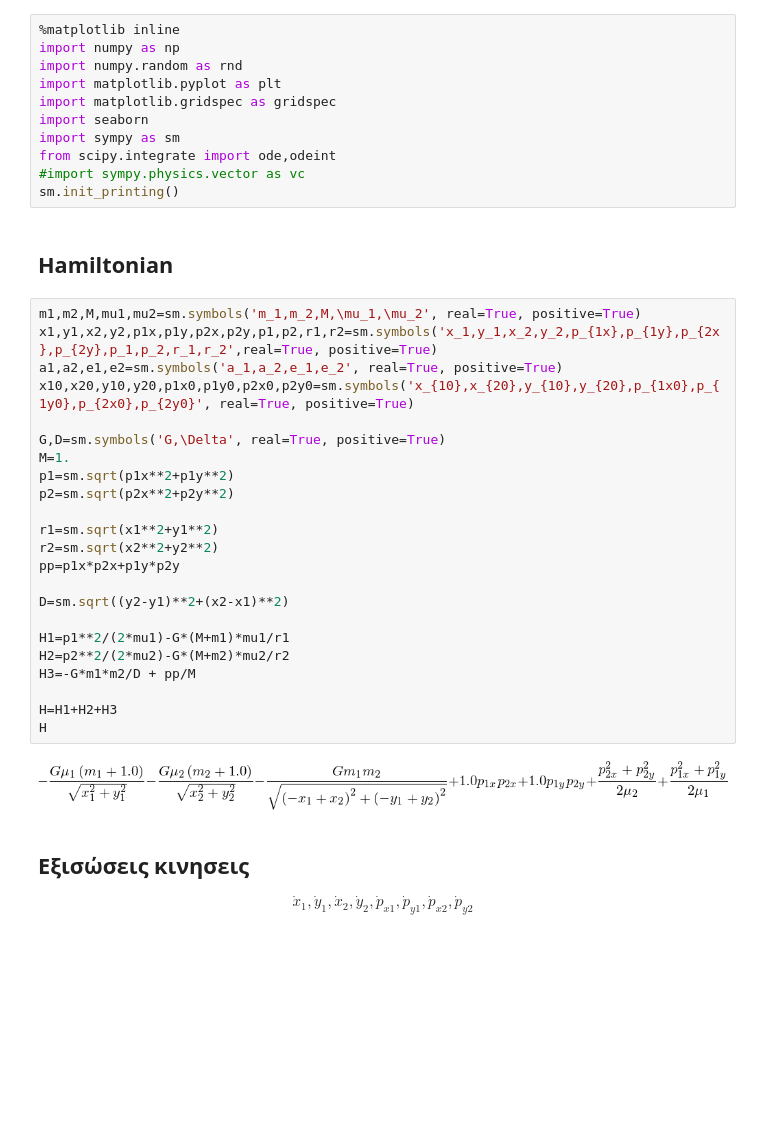
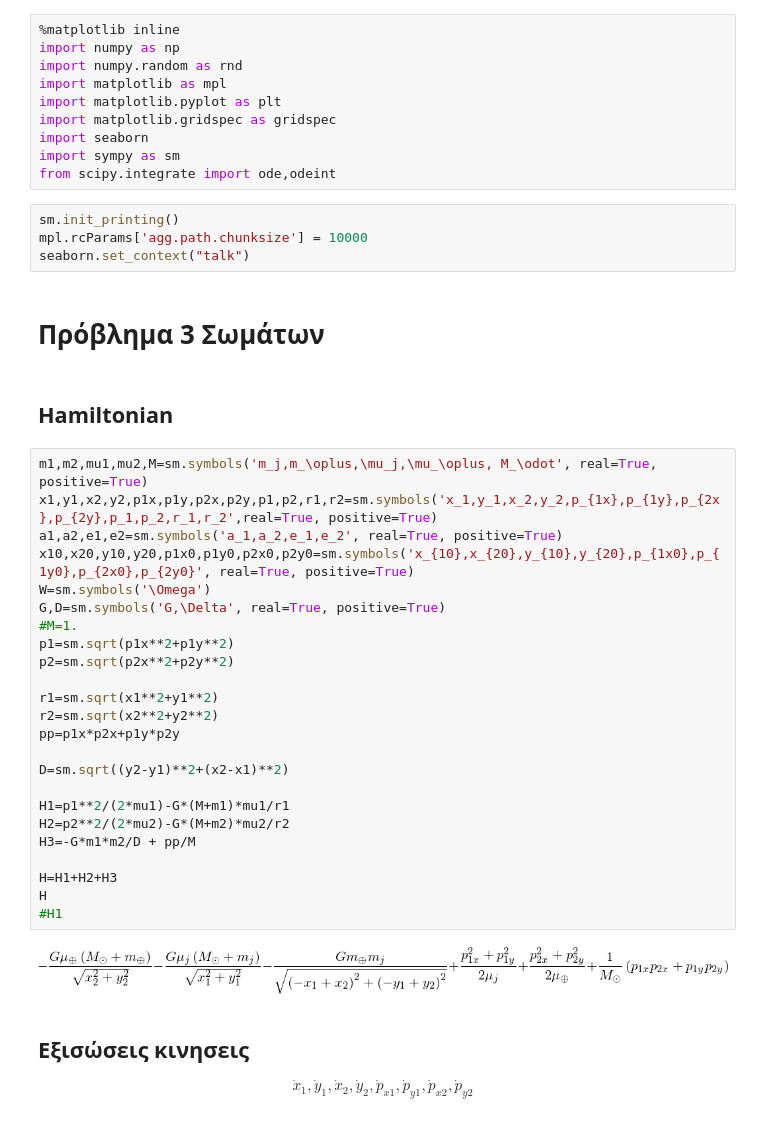
Before and after one commit to Mixpap/astro-notebooks, a Jupyter notebook: 3 Body.ipynb, the cells around one changed output. Saved outputs shown, nothing was run; the diff lists cells and outputs as text; blank space fills up the shorter version.

Commit message:
Sympy tutorial

```diff
--- a/3 Body.ipynb
+++ b/3 Body.ipynb
@@ -2,40 +2,46 @@
 %matplotlib inline
 import numpy as np
 import numpy.random as rnd
+import matplotlib as mpl
 import matplotlib.pyplot as plt
 import matplotlib.gridspec as gridspec
 import seaborn
 import sympy as sm
 from scipy.integrate import ode,odeint
-#import sympy.physics.vector as vc
-sm.init_printing()
+# %%
+sm.init_printing()
+mpl.rcParams['agg.path.chunksize'] = 10000
+seaborn.set_context("talk")
+# %% [markdown]
+# Πρόβλημα 3 Σωμάτων
 # %% [markdown]
 ## Hamiltonian
 # %%
-m1,m2,M,mu1,mu2=sm.symbols('m_1,m_2,M,\mu_1,\mu_2', real=True, positive=True)
+m1,m2,mu1,mu2,M=sm.symbols('m_j,m_\oplus,\mu_j,\mu_\oplus, M_\odot', real=True, positive=True)
 x1,y1,x2,y2,p1x,p1y,p2x,p2y,p1,p2,r1,r2=sm.symbols('x_1,y_1,x_2,y_2,p_{1x},p_{1y},p_{2x},p_{2y},p_1,p_2,r_1,r_2',real=True, positive=True)
 a1,a2,e1,e2=sm.symbols('a_1,a_2,e_1,e_2', real=True, positive=True)
 x10,x20,y10,y20,p1x0,p1y0,p2x0,p2y0=sm.symbols('x_{10},x_{20},y_{10},y_{20},p_{1x0},p_{1y0},p_{2x0},p_{2y0}', real=True, positive=True)
-
+W=sm.symbols('\Omega')
 G,D=sm.symbols('G,\Delta', real=True, positive=True)
-M=1.
+#M=1.
 p1=sm.sqrt(p1x**2+p1y**2)
 p2=sm.sqrt(p2x**2+p2y**2)
 
 r1=sm.sqrt(x1**2+y1**2)
 r2=sm.sqrt(x2**2+y2**2)
 pp=p1x*p2x+p1y*p2y
 
 D=sm.sqrt((y2-y1)**2+(x2-x1)**2)
 
 H1=p1**2/(2*mu1)-G*(M+m1)*mu1/r1
 H2=p2**2/(2*mu2)-G*(M+m2)*mu2/r2
 H3=-G*m1*m2/D + pp/M
 
 H=H1+H2+H3
 H
+#H1
 # %% [output]
-[figure, old version]
+[figure, new version]
 # %% [markdown]
 ## Εξισώσεις κινησεις
 $$
```
Also changed, not shown: parts of 62 cells of this notebook, 31 other files.
